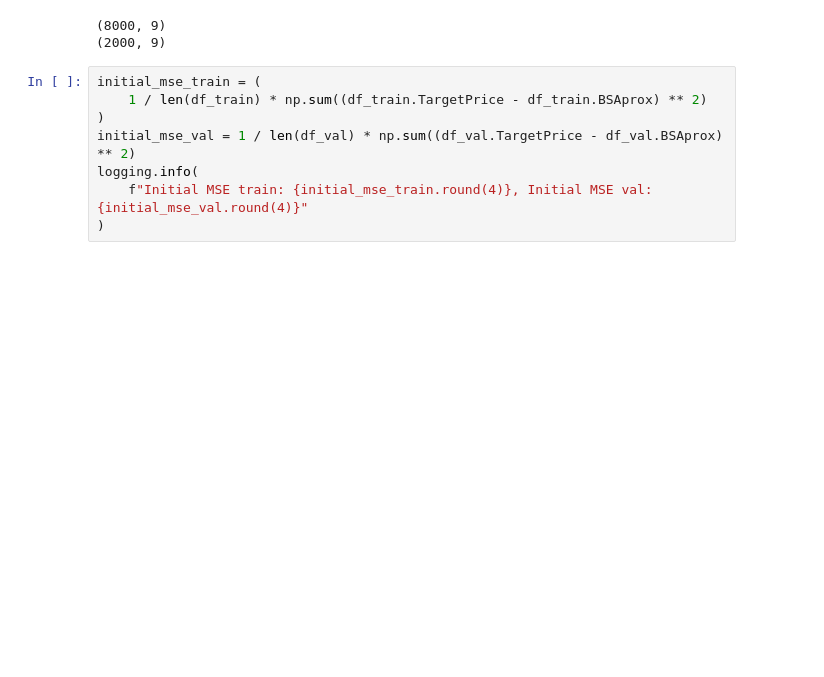
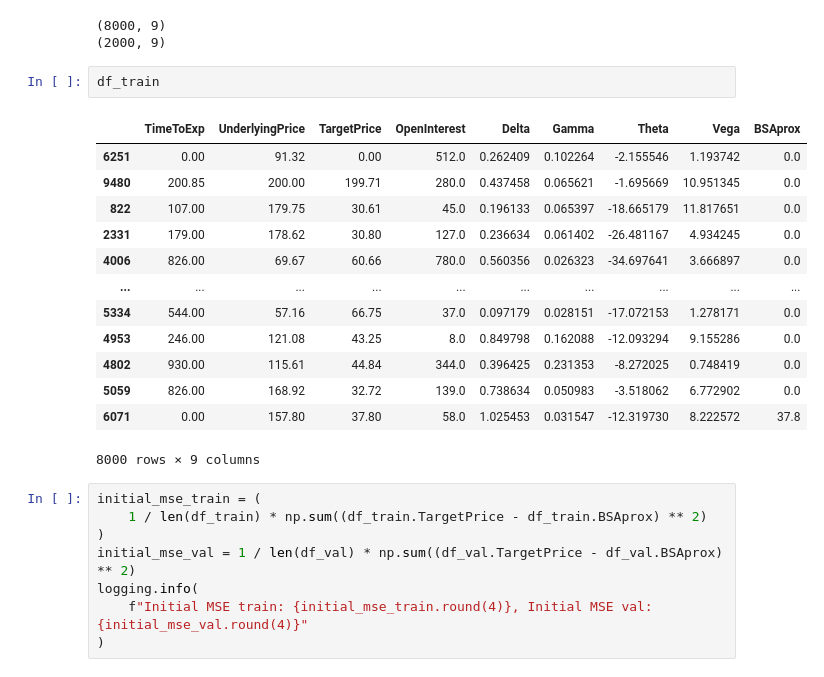
Before and after one commit to Strongich/Bachelor-Thesis, a Jupyter notebook: src/american_call.ipynb, the cells around one changed output. Drawn from its saved outputs; the diff is of its cells as text; blank space fills up the shorter version.

```diff
--- a/src/american_call.ipynb
+++ b/src/american_call.ipynb
@@ -195,6 +185,22 @@ print(df_val.shape)
 # %% [output]
 (8000, 9)
 (2000, 9)
+# %%
+df_train
+# %% [output]
+|  | TimeToExp | UnderlyingPrice | TargetPrice | OpenInterest | Delta | Gamma | Theta | Vega | BSAprox |
+| 6251 | 0.00 | 91.32 | 0.00 | 512.0 | 0.262409 | 0.102264 | -2.155546 | 1.193742 | 0.0 |
+| 9480 | 200.85 | 200.00 | 199.71 | 280.0 | 0.437458 | 0.065621 | -1.695669 | 10.951345 | 0.0 |
+| 822 | 107.00 | 179.75 | 30.61 | 45.0 | 0.196133 | 0.065397 | -18.665179 | 11.817651 | 0.0 |
+| 2331 | 179.00 | 178.62 | 30.80 | 127.0 | 0.236634 | 0.061402 | -26.481167 | 4.934245 | 0.0 |
+| 4006 | 826.00 | 69.67 | 60.66 | 780.0 | 0.560356 | 0.026323 | -34.697641 | 3.666897 | 0.0 |
+| ... | ... | ... | ... | ... | ... | ... | ... | ... | ... |
+| 5334 | 544.00 | 57.16 | 66.75 | 37.0 | 0.097179 | 0.028151 | -17.072153 | 1.278171 | 0.0 |
+| 4953 | 246.00 | 121.08 | 43.25 | 8.0 | 0.849798 | 0.162088 | -12.093294 | 9.155286 | 0.0 |
+| 4802 | 930.00 | 115.61 | 44.84 | 344.0 | 0.396425 | 0.231353 | -8.272025 | 0.748419 | 0.0 |
+| 5059 | 826.00 | 168.92 | 32.72 | 139.0 | 0.738634 | 0.050983 | -3.518062 | 6.772902 | 0.0 |
+| 6071 | 0.00 | 157.80 | 37.80 | 58.0 | 1.025453 | 0.031547 | -12.319730 | 8.222572 | 37.8 |
+8000 rows × 9 columns
 # %%
 initial_mse_train = (
     1 / len(df_train) * np.sum((df_train.TargetPrice - df_train.BSAprox) ** 2)
```
Also changed, not shown: parts of 11 cells of this notebook, 21 other files.
